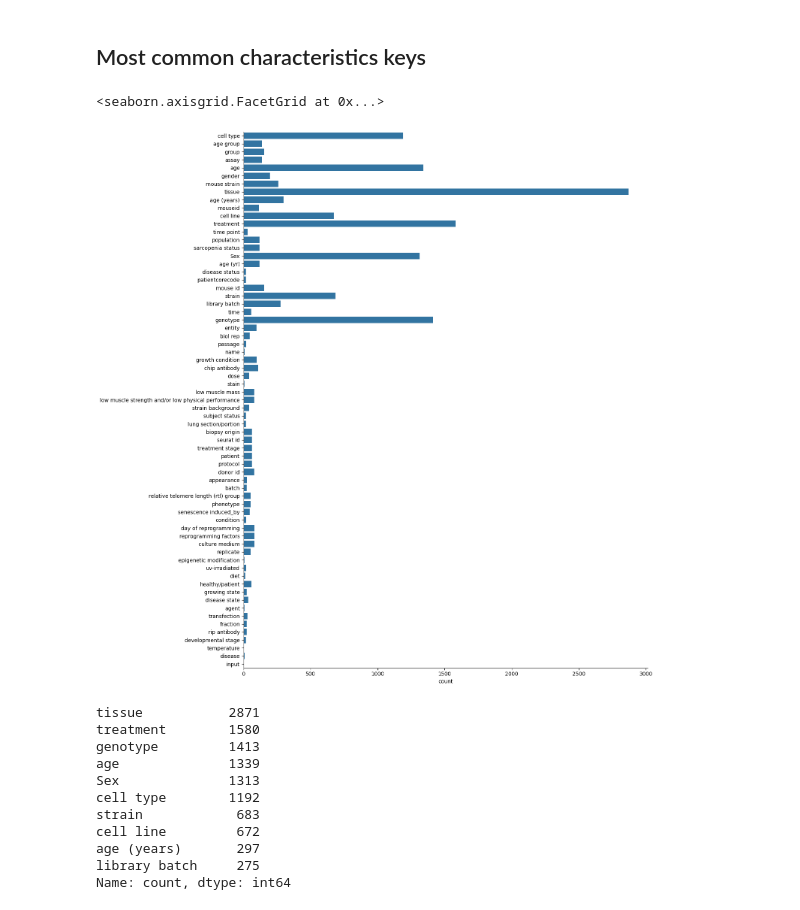
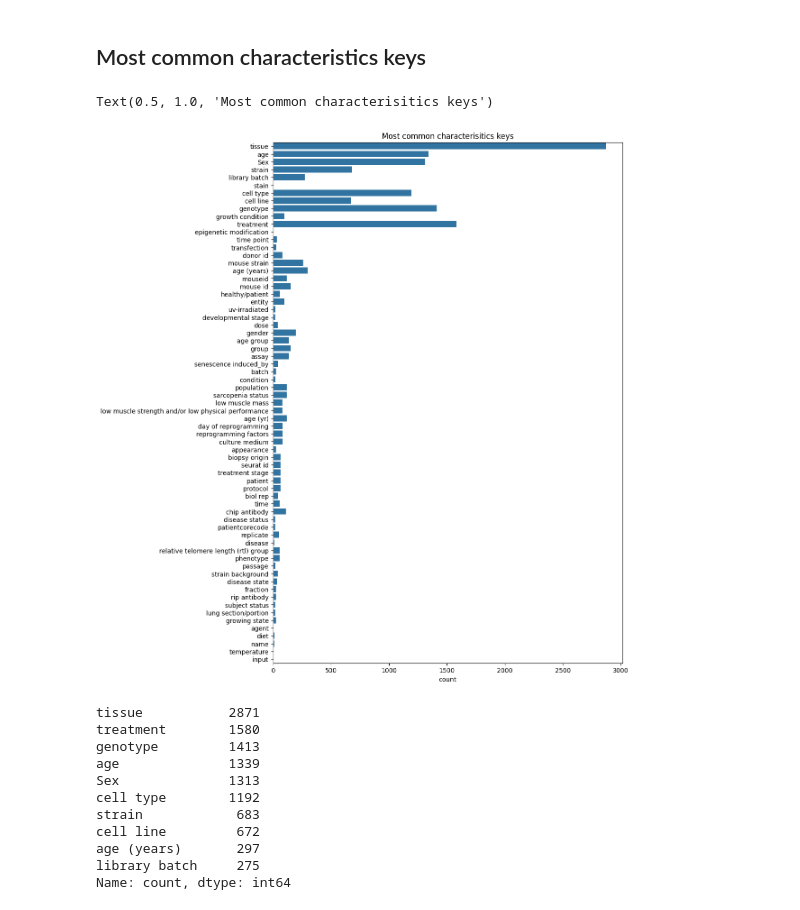
Before and after one commit to olegs/pubmed-paper-exploration, a Jupyter notebook: hallmarks_of_aging_related_dataset_analysis.ipynb, the cells around one changed output. Cells and saved outputs as stored; diff of their text form; code cells hidden in the pictures.

```diff
--- a/hallmarks_of_aging_related_dataset_analysis.ipynb
+++ b/hallmarks_of_aging_related_dataset_analysis.ipynb
@@ -190,10 +211,12 @@ sns.catplot(sample_types, kind="count")
 ## Most common characteristics keys
 # %%
 characteristics_keys = [key for sample in samples for key in sample.characteristics]
-sns.catplot(characteristics_keys, kind="count", height=15)
+fig, ax = plt.subplots(figsize=(10, 15))
+sns.countplot(characteristics_keys, ax=ax)
+ax.set_title("Most common characterisitics keys")
 # %% [output]
-<seaborn.axisgrid.FacetGrid at 0x...>
+Text(0.5, 1.0, 'Most common characterisitics keys')
-[figure, old version]
+[figure, new version]
 # %%
 pd.Series(characteristics_keys).value_counts().head(10)
 # %% [output]
```
Also changed, not shown: parts of 24 cells of this notebook, 1 other file.
